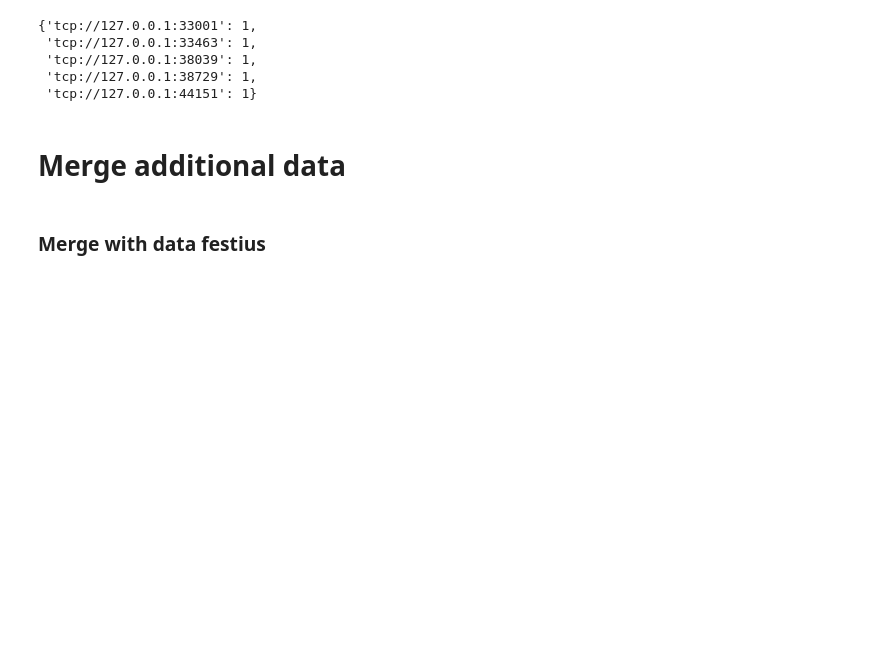
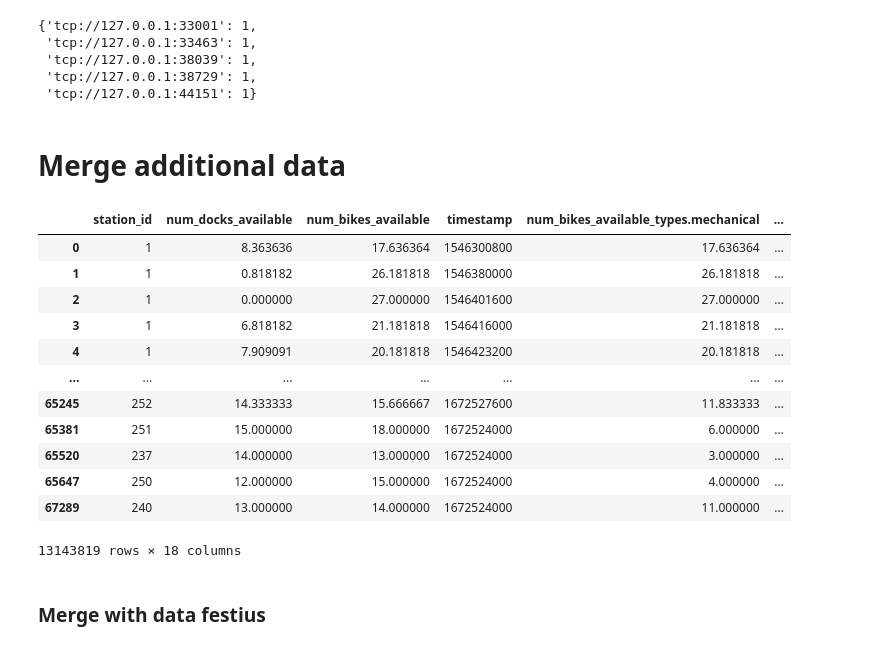
Before and after one commit to or1ol/CaptstoneProject, a Jupyter notebook: dades_complet_v1-6-PreProcessing.ipynb, the cells around one changed output. Drawn from its saved outputs; the diff is of its cells as text; code cells hidden in the pictures; blank space fills up the shorter version.

```diff
--- a/dades_complet_v1-6-PreProcessing.ipynb
+++ b/dades_complet_v1-6-PreProcessing.ipynb
@@ -751,3 +755,19 @@ client.run(trim_memory)
 client.shutdown()
 # %% [markdown]
 # Merge additional data
+# %%
+X_train
+# %% [output]
+|  | station_id | num_docks_available | num_bikes_available | timestamp | num_bikes_available_types.mechanical | ... |
+| 0 | 1 | 8.363636 | 17.636364 | 1546300800 | 17.636364 | ... |
+| 1 | 1 | 0.818182 | 26.181818 | 1546380000 | 26.181818 | ... |
+| 2 | 1 | 0.000000 | 27.000000 | 1546401600 | 27.000000 | ... |
+| 3 | 1 | 6.818182 | 21.181818 | 1546416000 | 21.181818 | ... |
+| 4 | 1 | 7.909091 | 20.181818 | 1546423200 | 20.181818 | ... |
+| ... | ... | ... | ... | ... | ... | ... |
+| 65245 | 252 | 14.333333 | 15.666667 | 1672527600 | 11.833333 | ... |
+| 65381 | 251 | 15.000000 | 18.000000 | 1672524000 | 6.000000 | ... |
+| 65520 | 237 | 14.000000 | 13.000000 | 1672524000 | 3.000000 | ... |
+| 65647 | 250 | 12.000000 | 15.000000 | 1672524000 | 4.000000 | ... |
+| 67289 | 240 | 13.000000 | 14.000000 | 1672524000 | 11.000000 | ... |
+13143819 rows × 18 columns
```
Also changed, not shown: parts of 9 cells of this notebook, 3 other files.
